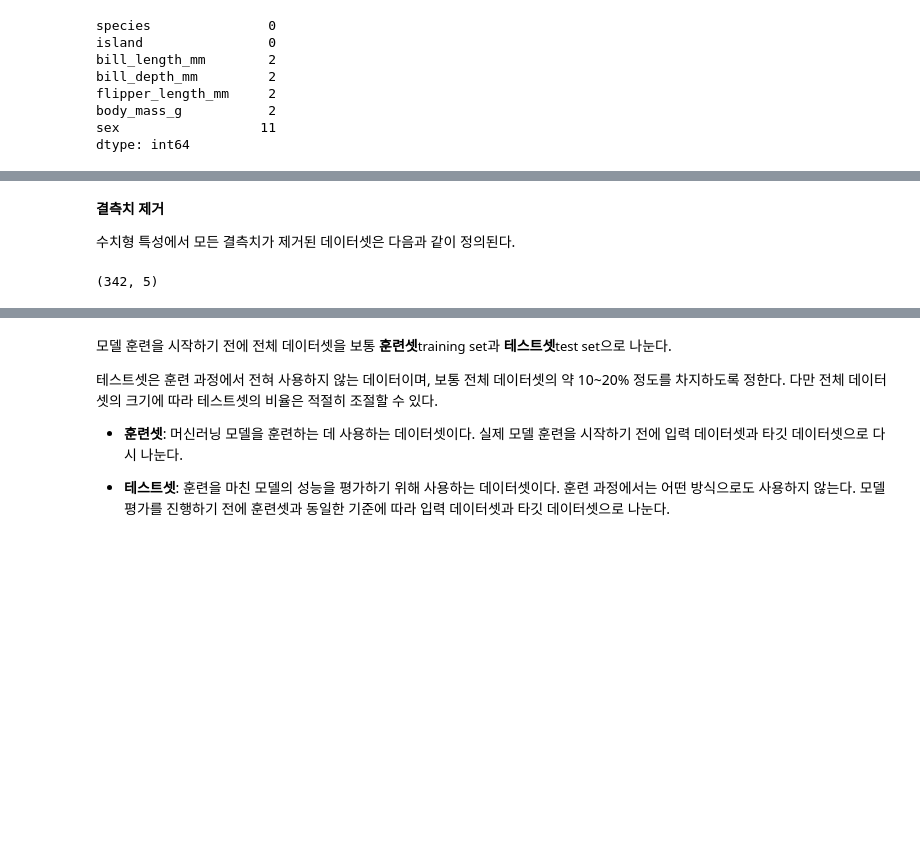
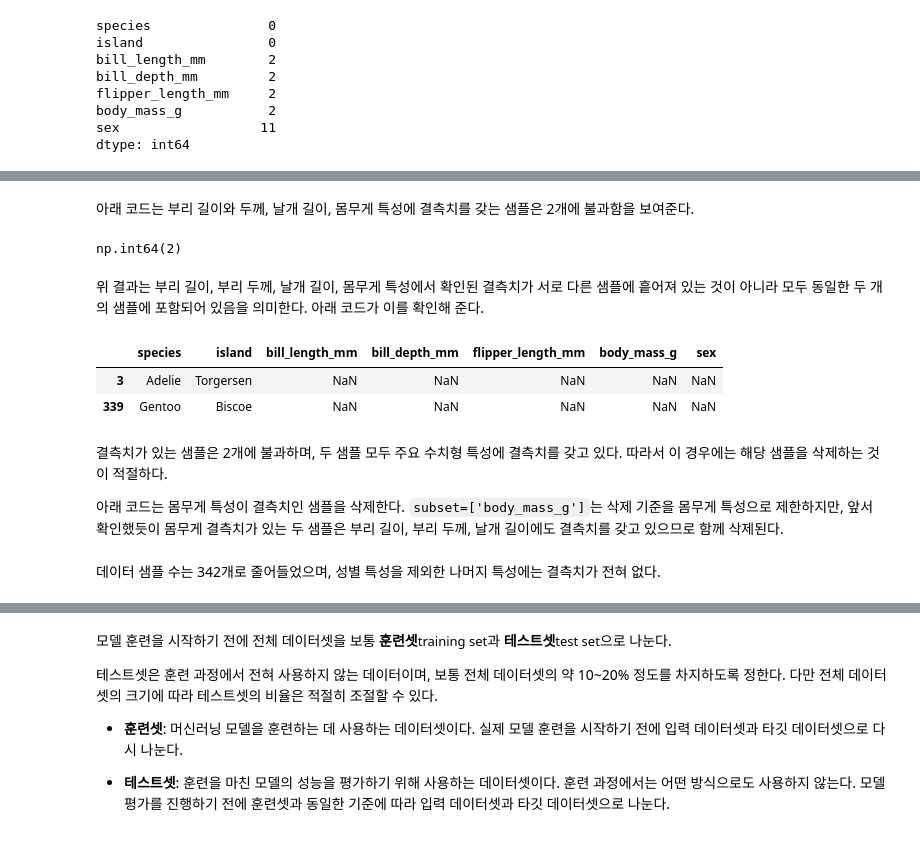
Before and after one commit to codingalzi/code-workout-datasci, a Jupyter notebook: ml_regression.ipynb, the cells around one changed output, grey strips where cells are left out. Cells and saved outputs as stored; diff of their text form; code cells hidden in the pictures; blank space fills up the shorter version.

```diff
--- a/ml_regression.ipynb
+++ b/ml_regression.ipynb
@@ -233,9 +199,24 @@ penguins_training = penguins[training_columns].copy()
-# %% [markdown]
-**결측치 제거**
-
-수치형 특성에서 모든 결측치가 제거된 데이터셋은 다음과 같이 정의된다.
-# %%
-penguins_clean = penguins_training.dropna()
-penguins_clean.shape
-# %% [output]
-(342, 5)
+# %% [markdown]
+아래 코드는 부리 길이와 두께, 날개 길이, 몸무게 특성에 결측치를 갖는 샘플은 2개에 불과함을 보여준다.
+# %%
+penguins.iloc[:, 2:6].isna().any(axis=1).sum()
+# %% [output]
+np.int64(2)
+# %% [markdown]
+위 결과는 부리 길이, 부리 두께, 날개 길이, 몸무게 특성에서 확인된 결측치가
+서로 다른 샘플에 흩어져 있는 것이 아니라 모두 동일한 두 개의 샘플에 포함되어 있음을 의미한다.
+아래 코드가 이를 확인해 준다.
+# %%
+mask = penguins.iloc[:, 2:6].isna().any(axis=1)
+penguins[mask]
+# %% [output]
+|  | species | island | bill_length_mm | bill_depth_mm | flipper_length_mm | body_mass_g | sex |
+| 3 | Adelie | Torgersen | NaN | NaN | NaN | NaN | NaN |
+| 339 | Gentoo | Biscoe | NaN | NaN | NaN | NaN | NaN |
+# %% [markdown]
+결측치가 있는 샘플은 2개에 불과하며, 두 샘플 모두 주요 수치형 특성에 결측치를 갖고 있다.
+따라서 이 경우에는 해당 샘플을 삭제하는 것이 적절하다.
+
+아래 코드는 몸무게 특성이 결측치인 샘플을 삭제한다.
+`subset=['body_mass_g']`는 삭제 기준을 몸무게 특성으로 제한하지만,
+앞서 확인했듯이 몸무게 결측치가 있는 두 샘플은 부리 길이, 부리 두께, 날개 길이에도 결측치를 갖고 있으므로 함께 삭제된다.
@@ -241,0 +225,2 @@ penguins_clean.shape
+# %% [markdown]
+데이터 샘플 수는 342개로 줄어들었으며, 성별 특성을 제외한 나머지 특성에는 결측치가 전혀 없다.
```
Also changed, not shown: parts of 99 cells of this notebook, 1 other file.
